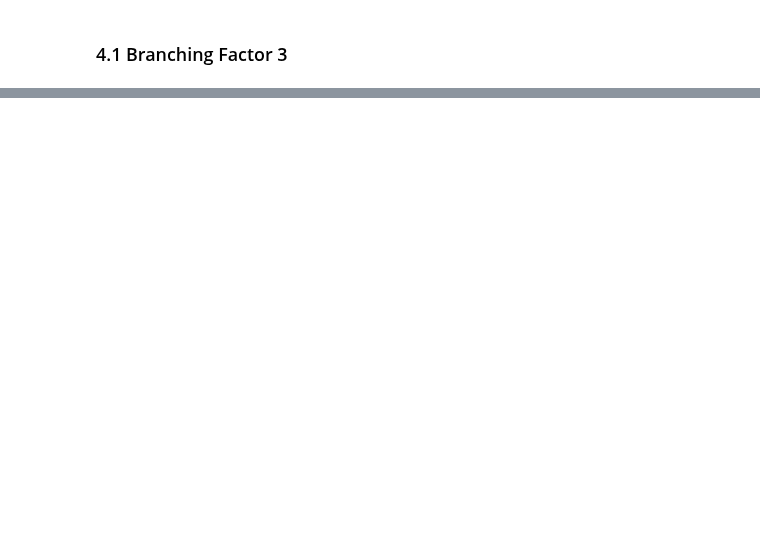
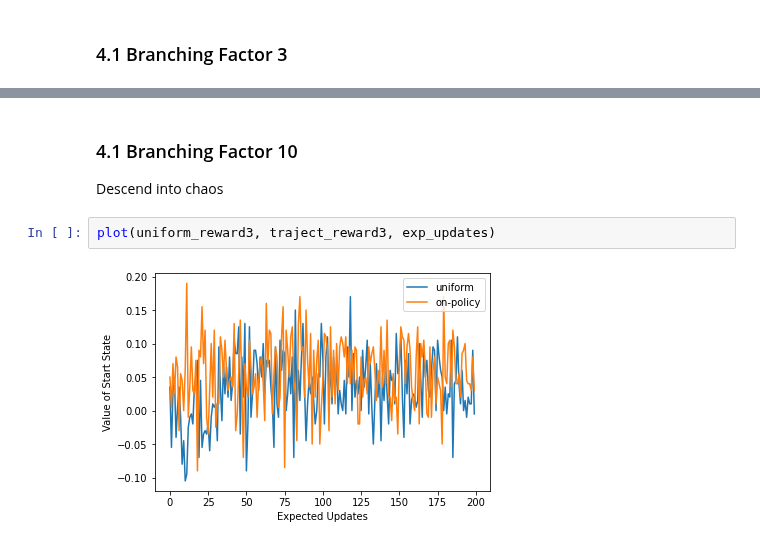
Before and after one commit to MaraTomasek/ML-Notebooks, a Jupyter notebook: Reinforcement_Learning/ch8-trajectory_sampling.ipynb, the cells around one changed output, grey strips where cells are left out. Cells and saved outputs as stored; diff of their text form; blank space fills up the shorter version.

```diff
--- a/Reinforcement_Learning/ch8-trajectory_sampling.ipynb
+++ b/Reinforcement_Learning/ch8-trajectory_sampling.ipynb
@@ -224,0 +228,7 @@ plot(uniform_reward2, traject_reward2, exp_updates)
+# %% [markdown]
+### 4.1 Branching Factor 10
+Descend into chaos
+# %%
+plot(uniform_reward3, traject_reward3, exp_updates)
+# %% [output]
+[figure, added]
```
Also changed, not shown: parts of 7 cells of this notebook.
